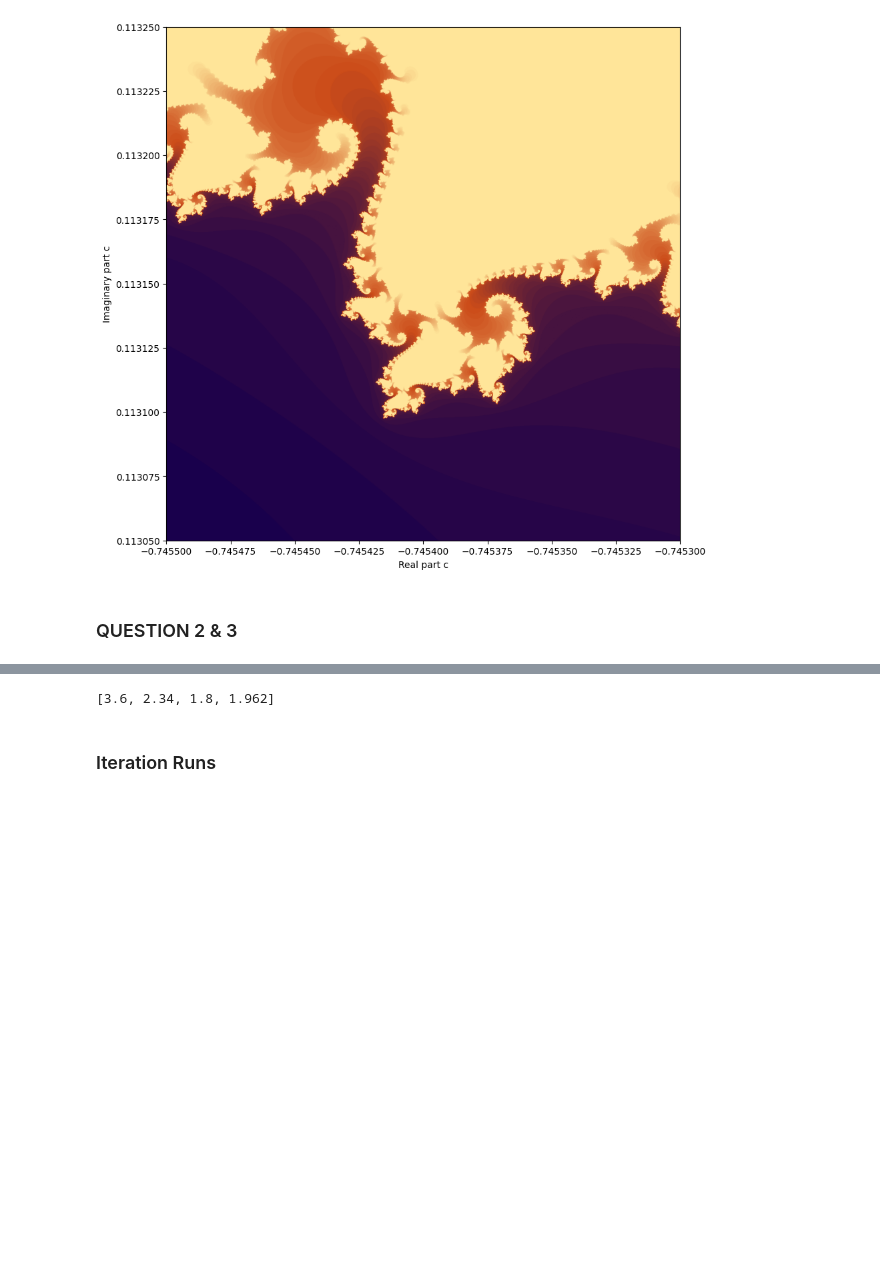
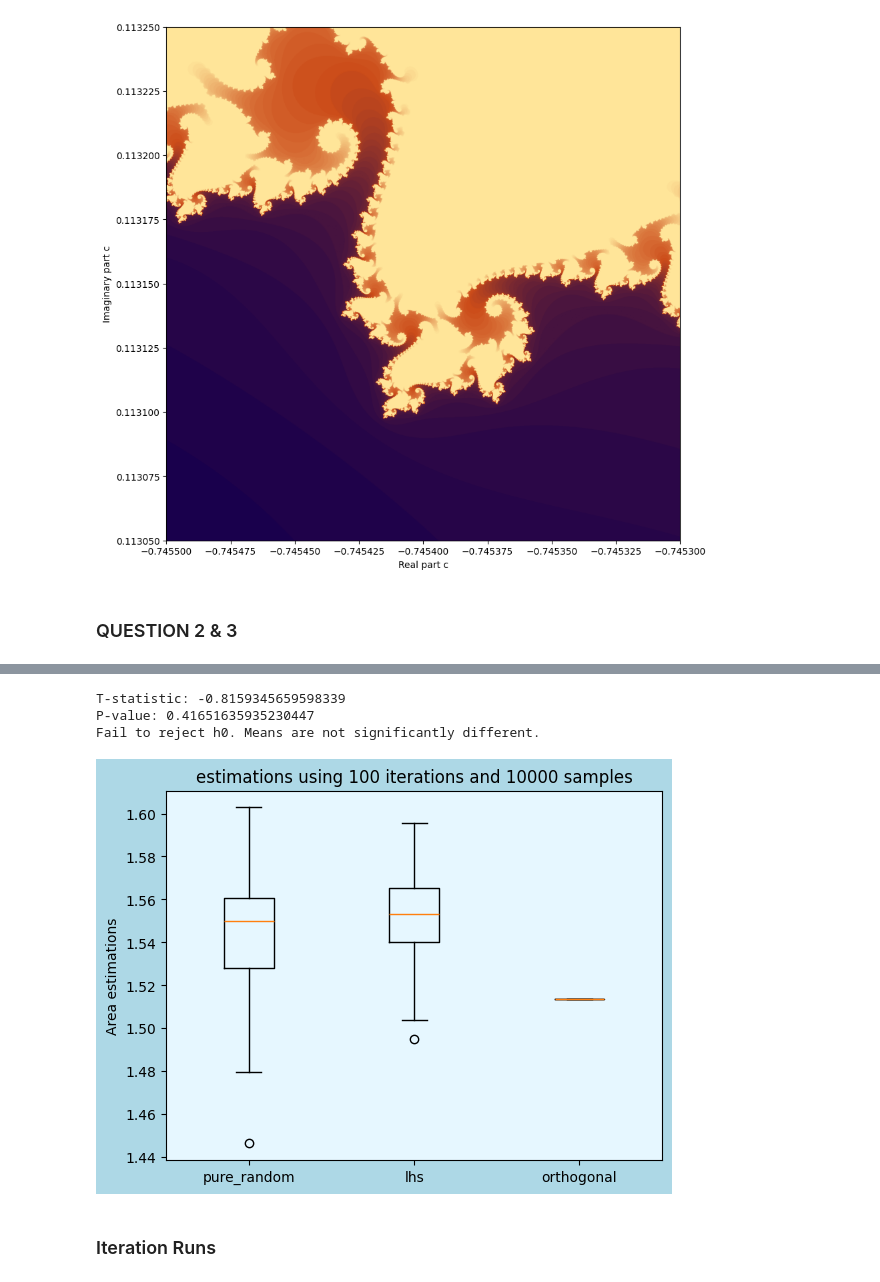
Before and after one commit to imaanb/StochSim_A1, a Jupyter notebook: opdr1.ipynb, the cells around one changed output, grey strips where cells are left out. Saved outputs shown, nothing was run; the diff lists cells and outputs as text; code cells hidden in the pictures; blank space fills up the shorter version.

Commit message:
started making some boxplots and looked into hypothesis testing

```diff
--- a/opdr1.ipynb
+++ b/opdr1.ipynb
@@ -224,15 +238,38 @@ Estimated area for 1000 samples and 10 iterations: 1.962
-# %%
-results = []
-with open(f"{sample_type}_with_{n_it}_iterations_and_{n_sample}_samples.pkl", "rb") as f:
-    try:
-        while True:
-            results.append(pickle.load(f))
-    except EOFError:
-        pass
-
-results
-# %% [output]
-[3.6, 2.34, 1.8, 1.962]
+# %%
+all_results = []
+sample_types = ["pure_random","lhs", "orthogonal"]
+for sample_type in sample_types:
+    with open(f"{sample_type}_with_{n_it[0]}_iterations_and_{n_sample}_samples.pkl", "rb") as f:
+        results = []
+        try:
+            while True:
+                results.append(pickle.load(f))
+        except EOFError:
+            all_results.append(results)
+            pass
+
+fig, ax = plt.subplots()
+ax.set_facecolor("#e6f7ff")
+fig.set_facecolor("lightblue")
+
+ax.boxplot(all_results, labels=sample_types)
+ax.set_title(f"estimations using {n_it[0]} iterations and {n_sample[0]} samples")
+ax.set_ylabel('Area estimations')
+
+# ttest
+t_stat, p_value = ttest_ind(all_results[0], all_results[1])
+print("T-statistic:", t_stat)
+print("P-value:", p_value)
+alpha = 0.05
+if p_value < alpha:
+    print("Reject h0. Means are significantly different.")
+else:
+    print("Fail to reject h0. Means are not significantly different.")
+# %% [output]
+T-statistic: -0.8159345659598339
+P-value: 0.41651635935230447
+Fail to reject h0. Means are not significantly different.
+[figure, added]
 # %% [markdown]
 ### Iteration Runs ###
 # %%
```
Also changed, not shown: parts of 3 cells of this notebook, 6 other files.
